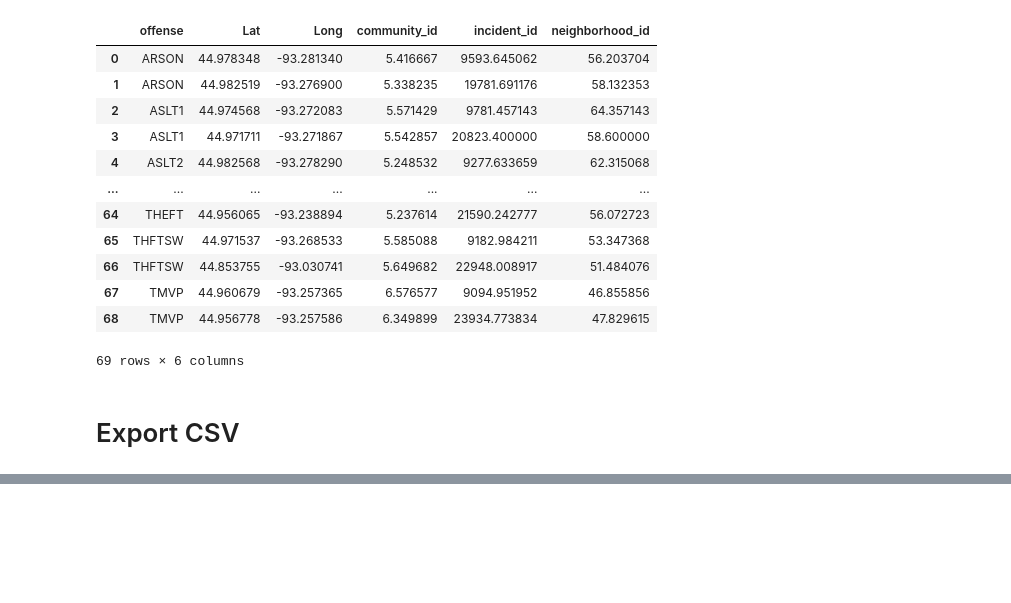
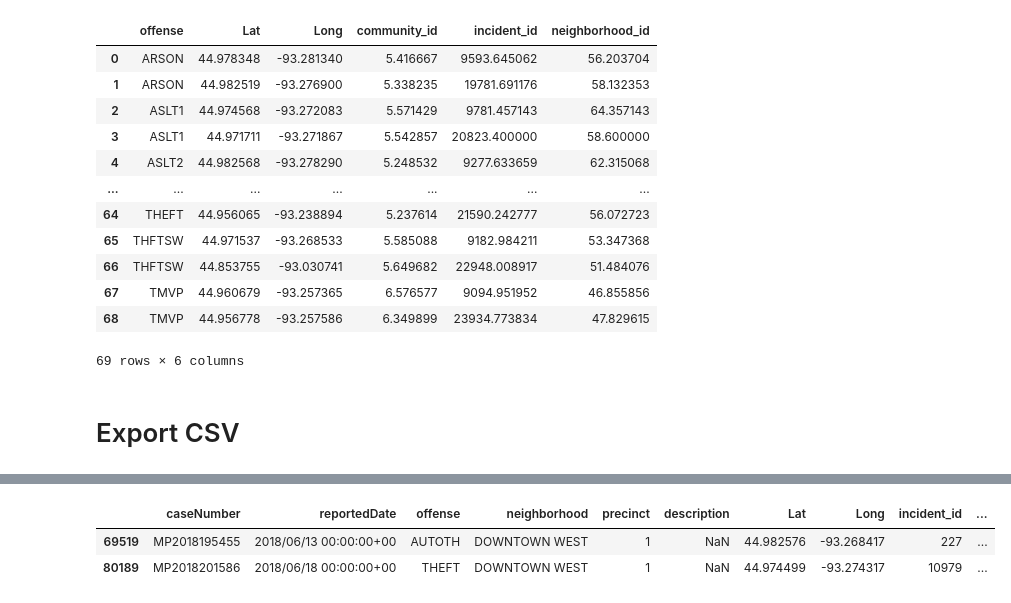
Before and after one commit to SwatiSSwain/REP_13_ETL-Project, a Jupyter notebook: Police_Incidents_ETL_Project2.ipynb, the cells around one changed output, grey strips where cells are left out. Drawn from its saved outputs; the diff is of its cells as text; code cells hidden in the pictures; blank space fills up the shorter version.

```diff
--- a/Police_Incidents_ETL_Project2.ipynb
+++ b/Police_Incidents_ETL_Project2.ipynb
@@ -47,5 +47,5 @@ ShortDescr.head(2)
 # %%
-ShortDescr = ShortDescr.drop(columns=['Crime', 'Severity (Hi-Lo)'])
+ShortDescr = ShortDescr.drop(columns=['offense'])
 # %% [markdown]
 # Merge Years of Police Incident Data
 # %%
@@ -310,0 +315,2 @@ final.to_csv("target_files/IncidentDescPivot_SHORT.csv", index=False, header=Tru
+# %%
+filtered_df = PI_Final_ID_V2[PI_Final_ID_V2['short'].isnull()
@@ -310,0 +319,6 @@ final.to_csv("target_files/IncidentDescPivot_SHORT.csv", index=False, header=Tru
+# %%
+filtered_df
+# %% [output]
+|  | caseNumber | reportedDate | offense | neighborhood | precinct | description | Lat | Long | incident_id | ... |
+| 69519 | MP2018195455 | 2018/06/13 00:00:00+00 | AUTOTH | DOWNTOWN WEST | 1 | NaN | 44.982576 | -93.268417 | 227 | ... |
+| 80189 | MP2018201586 | 2018/06/18 00:00:00+00 | THEFT | DOWNTOWN WEST | 1 | NaN | 44.974499 | -93.274317 | 10979 | ... |
```
Also changed, not shown: parts of 5 cells of this notebook, 30 other files.
